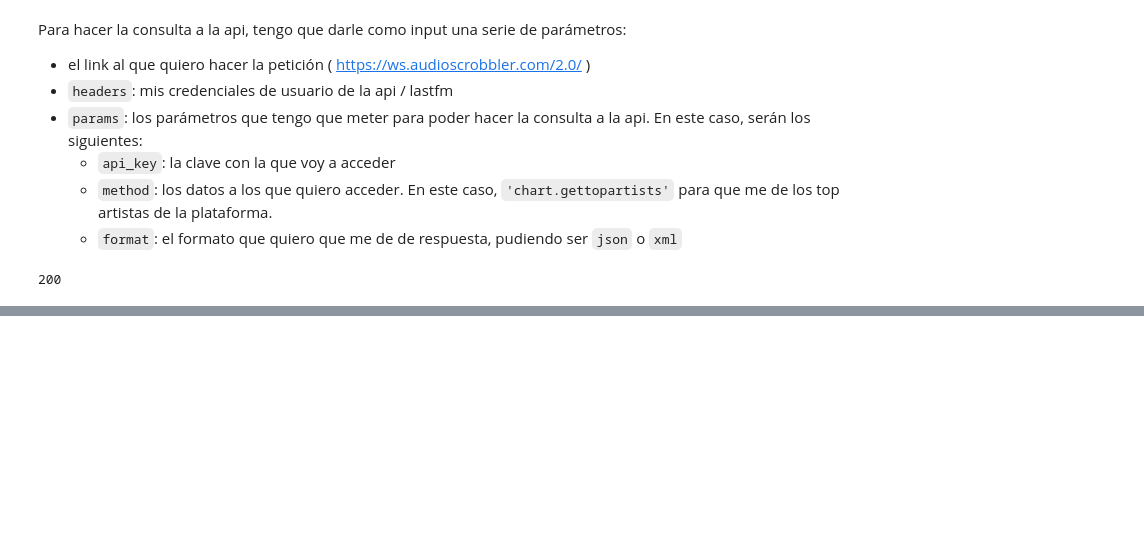
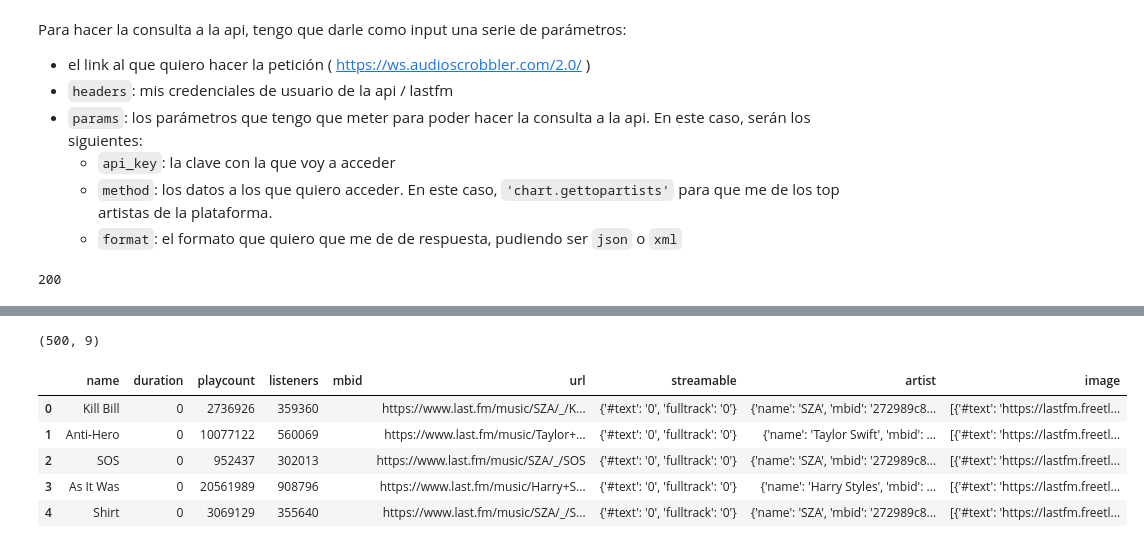
Before and after one commit to Ironhack-Data-Madrid-PartTime-Oct22/lab-APIs, a Jupyter notebook: solutions.ipynb, the cells around one changed output, grey strips where cells are left out. Cells and saved outputs as stored; diff of their text form; code cells hidden in the pictures; blank space fills up the shorter version.

```diff
--- a/solutions.ipynb
+++ b/solutions.ipynb
@@ -171,0 +185,13 @@ artists.to_csv('artists_with_tags.csv')
+# %%
+pags = [pd.DataFrame(response.json()['tracks']['track']) for response in responses]
+tracks = pd.concat(pags)
+print(tracks.shape)
+tracks.head()
+# %% [output]
+(500, 9)
+|  | name | duration | playcount | listeners | mbid | url | streamable | artist | image |
+| 0 | Kill Bill | 0 | 2736926 | 359360 |  | https://www.last.fm/music/SZA/_/K... | {'#text': '0', 'fulltrack': '0'} | {'name': 'SZA', 'mbid': '272989c8... | [{'#text': 'https://lastfm.freetl... |
+| 1 | Anti-Hero | 0 | 10077122 | 560069 |  | https://www.last.fm/music/Taylor+... | {'#text': '0', 'fulltrack': '0'} | {'name': 'Taylor Swift', 'mbid': ... | [{'#text': 'https://lastfm.freetl... |
+| 2 | SOS | 0 | 952437 | 302013 |  | https://www.last.fm/music/SZA/_/SOS | {'#text': '0', 'fulltrack': '0'} | {'name': 'SZA', 'mbid': '272989c8... | [{'#text': 'https://lastfm.freetl... |
+| 3 | As It Was | 0 | 20561989 | 908796 |  | https://www.last.fm/music/Harry+S... | {'#text': '0', 'fulltrack': '0'} | {'name': 'Harry Styles', 'mbid': ... | [{'#text': 'https://lastfm.freetl... |
+| 4 | Shirt | 0 | 3069129 | 355640 |  | https://www.last.fm/music/SZA/_/S... | {'#text': '0', 'fulltrack': '0'} | {'name': 'SZA', 'mbid': '272989c8... | [{'#text': 'https://lastfm.freetl... |
```
Also changed, not shown: parts of 48 cells of this notebook.
